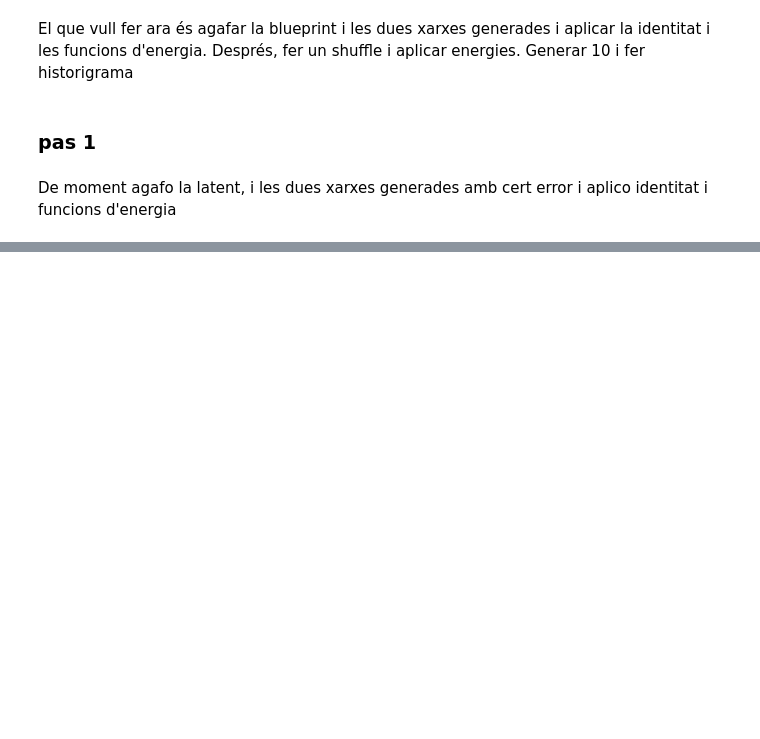
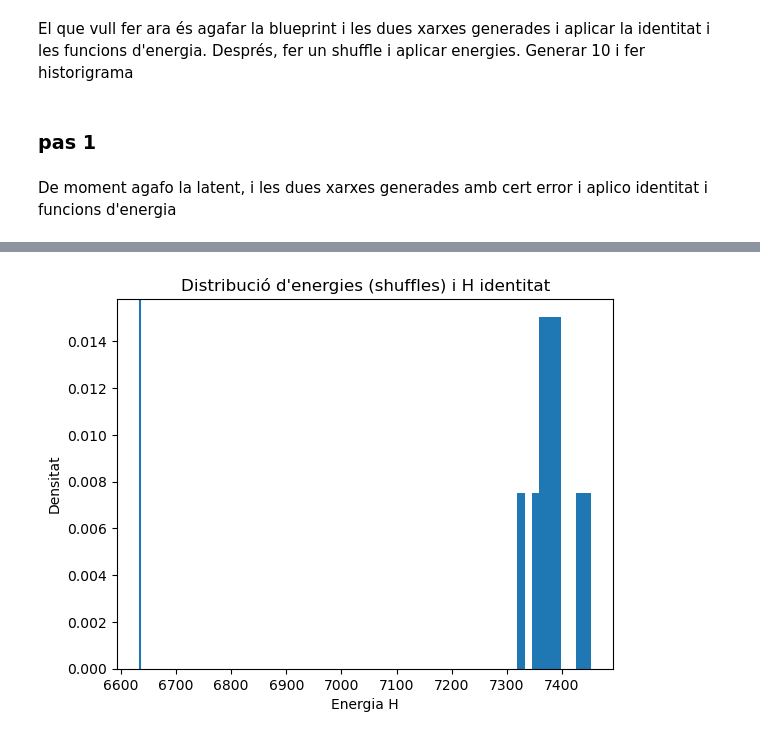
Before and after one commit to cristinacuartero/networkalignment, a Jupyter notebook: crear_blueprint.ipynb, the cells around one changed output, grey strips where cells are left out. Cells and saved outputs as stored; diff of their text form; code cells hidden in the pictures; blank space fills up the shorter version.

Commit message:
shuffle

```diff
--- a/crear_blueprint.ipynb
+++ b/crear_blueprint.ipynb
@@ -621,7 +621,7 @@ El que vull fer ara és agafar la blueprint i les dues xarxes generades i aplica
 De moment agafo la latent, i les dues xarxes generades amb cert error i aplico identitat i funcions d'energia
 # %%
 np.random.seed(111) #fixo la llavor de les xarxes random generades pq sino cada execucio em genera xarxes diferents
-q_paper, p_paper = 0, 0 #0.15, 0.007
+q_paper, p_paper = 0.15, 0.007 #0.15, 0.007
 #carrego fitxers
 L = np.load("A2_blueprint.npy")                   # blueprint guardada
 num_networks = 2
@@ -699 +699,30 @@ H_identity = 19.855110085569322
 PAS 1 complet correctament.
+# %%
+# NUEVA CELDA: shuffles (mínimos cambios respecto a la celda identidad)
+n_shuffles = 10
+H_shuffle = []
+
+for t in range(n_shuffles):
+    # construir matriz de permutacions correcta (num_networks x Nx)
+    P_inv_shuffle = np.array([np.random.permutation(Nx) for _ in range(num_networks)], dtype=np.int64)
+
+    # misme pipeline que usaste con P_inv_id
+    L_sh = L_wiring(Ao_enters, P_inv_shuffle)
+    ovlp0_sh, ovlp1_sh = overlap_total_prob(L_sh, Ao_enters, P_inv_shuffle)
+
+    H_sh = hamiltonian_prob(
+        Edges_NoL,
+        Edges_L,
+        ovlp0_sh,
+        ovlp1_sh,
+        alpha,
+        beta
+    )
+
+    H_shuffle.append(H_sh)
+    print(f"Shuffle {t+1}/{n_shuffles}  —  H = {H_sh:.6f}")
+# resumen rápido
+print("H_identity =", H_identity)
+print("H_shuffle (lista) =", H_shuffle)
+# guardarlo
+np.save("H_shuffle.npy", np.array(H_shuffle))
@@ -699,0 +742,13 @@ PAS 1 complet correctament.
+# %%
+import matplotlib.pyplot as plt
+
+plt.hist(H_shuffle, bins=10, density=True)
+plt.axvline(H_identity)
+
+plt.xlabel("Energia H")
+plt.ylabel("Densitat")
+plt.title("Distribució d'energies (shuffles) i H identitat")
+
+plt.show()
+# %% [output]
+[figure, added]
```
Also changed, not shown: parts of 2 cells of this notebook, 7 other files.
